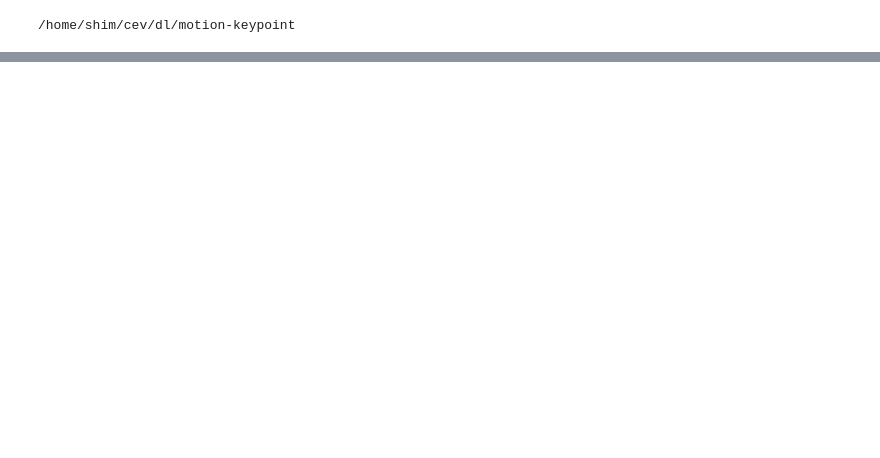
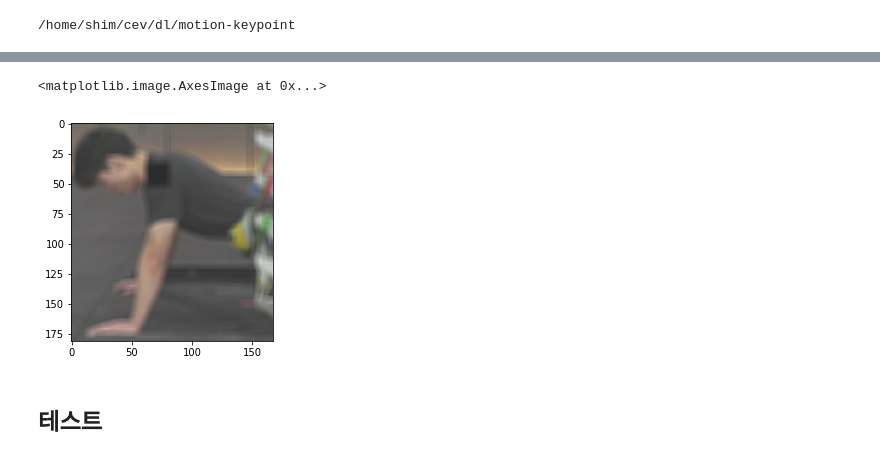
Before and after one commit to Kitsunetic/motion-keypoint, a Jupyter notebook: script/effdet 자르기.ipynb, the cells around one changed output, grey strips where cells are left out. Drawn from its saved outputs; the diff is of its cells as text; code cells hidden in the pictures; blank space fills up the shorter version.

```diff
--- a/script/effdet 자르기.ipynb
+++ b/script/effdet 자르기.ipynb
@@ -146,0 +70,6 @@ with open(OUT_DIR / "offset.json", "w") as f:
+# %%
+pred_bboxes = trainer.det_model(imgs.cuda())
+# %%
+pred_bbox = pred_bboxes[0]["rois"][0]
+# %%
+int_bbox = pred_bbox.astype(np.int64)
@@ -146,0 +80,7 @@ with open(OUT_DIR / "offset.json", "w") as f:
+# %%
+plt.imshow(img_np[int_bbox[1] : int_bbox[3], int_bbox[0] : int_bbox[2]])
+# %% [output]
+<matplotlib.image.AxesImage at 0x...>
+[figure, added]
+# %% [markdown]
+## 테스트
```
Also changed, not shown: parts of 44 cells of this notebook, 3 other files.
